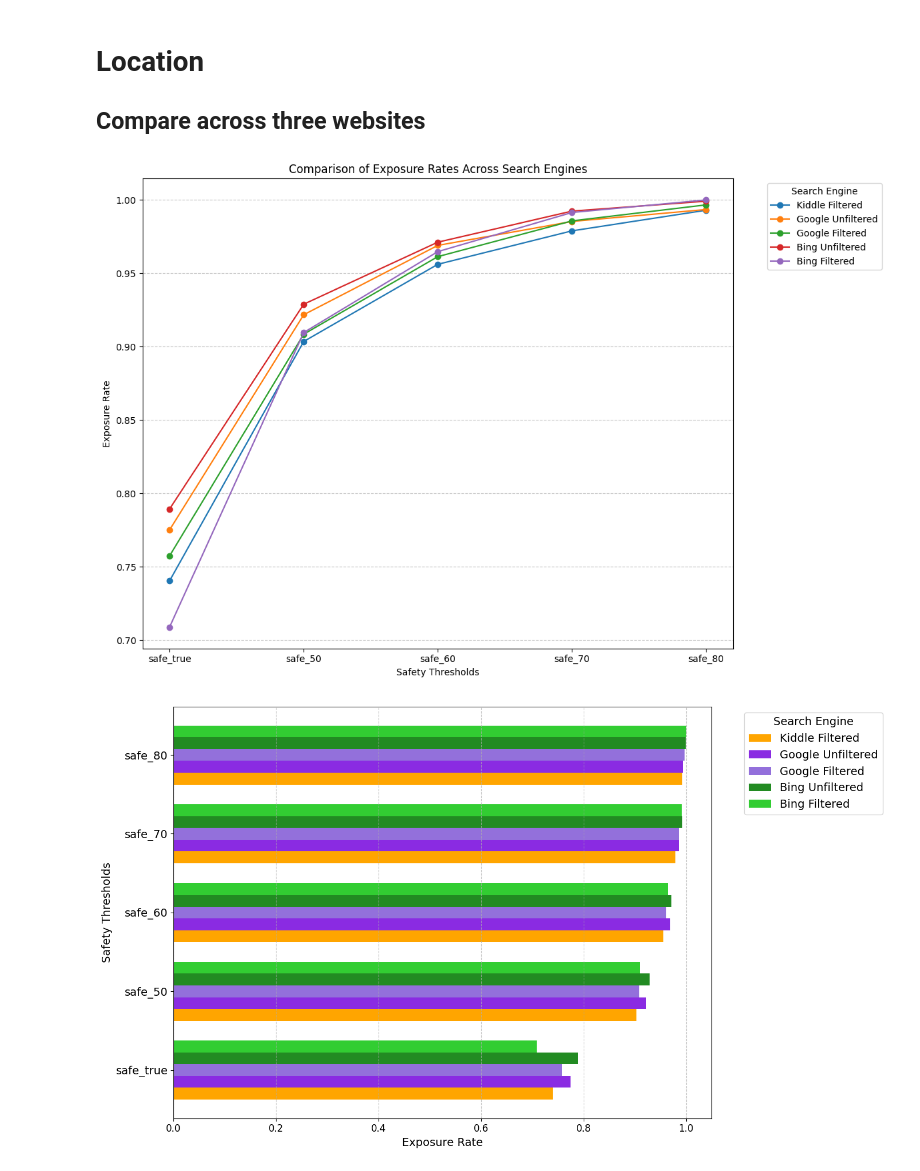
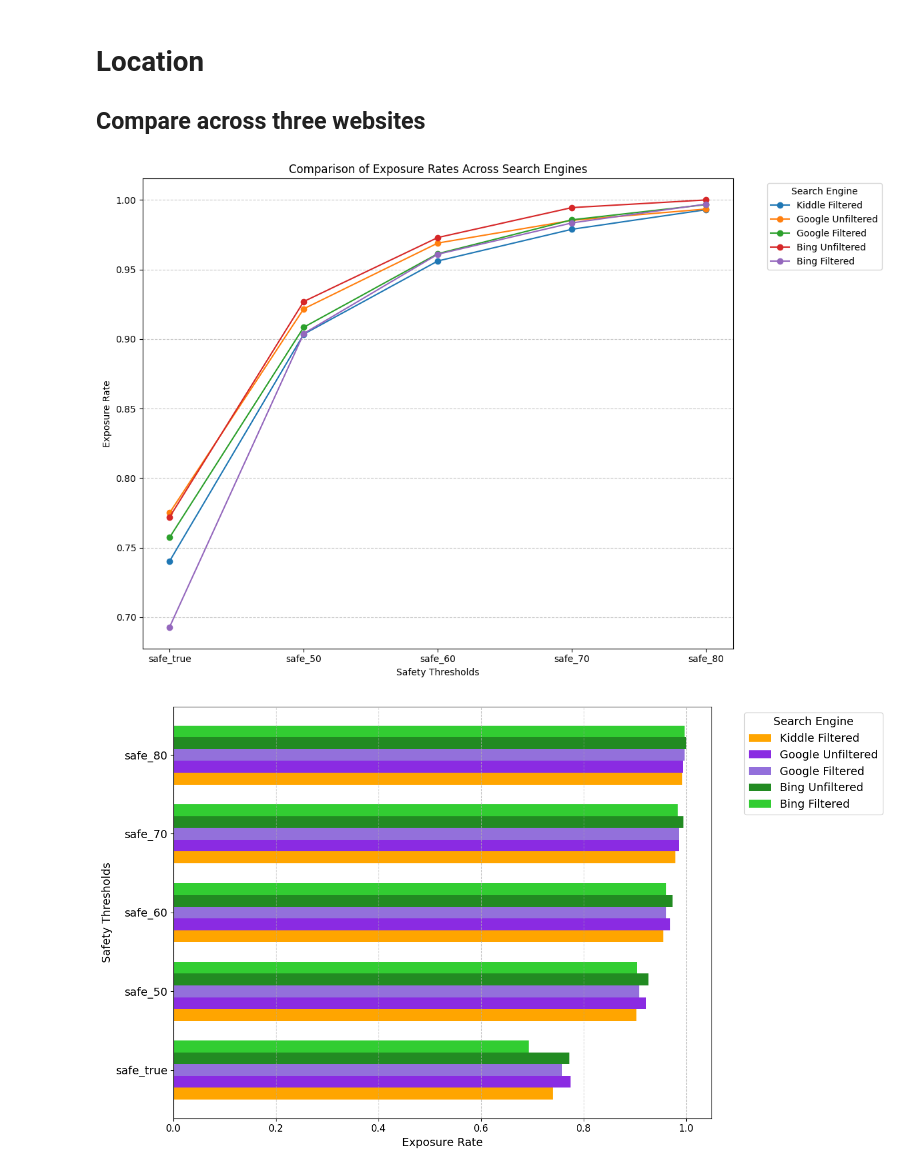
Before and after one commit to michellecxy015/search-engines, a Jupyter notebook: code/kiddle_clip.ipynb, the cells around one changed output. Cells and saved outputs as stored; diff of their text form; code cells hidden in the pictures.

```diff
--- a/code/kiddle_clip.ipynb
+++ b/code/kiddle_clip.ipynb
@@ -743,36 +988,36 @@ import pandas as pd
 # Data for the search engines in the center of the page
 data = {
     "Thresholds": ["safe_true", "safe_50", "safe_60", "safe_70", "safe_80"],
     "Kiddle Filtered": [0.740351, 0.903509, 0.95614, 0.978947, 0.992982],
     "Google Unfiltered": [0.775061, 0.92176, 0.96903, 0.98533, 0.99348],
     "Google Filtered": [0.757347, 0.90848, 0.961377, 0.985726, 0.996641],
-    "Bing Unfiltered": [0.78934, 0.928934, 0.971235, 0.992386, 0.999154],
-    "Bing Filtered": [0.708849, 0.90961, 0.964795, 0.991437, 1.0]
+    "Bing Unfiltered": [0.772, 0.927, 0.973, 0.9945, 1.0],
+    "Bing Filtered": [0.693, 0.904, 0.961, 0.9835, 0.997]
 }
 
 # Convert to DataFrame for easier plotting
 df = pd.DataFrame(data)
 
 # Plot exposure rates for each search engine
 plt.figure(figsize=(12, 8))
 plt.plot(df["Thresholds"], df["Kiddle Filtered"], marker='o', label="Kiddle Filtered")
 plt.plot(df["Thresholds"], df["Google Unfiltered"], marker='o', label="Google Unfiltered")
 plt.plot(df["Thresholds"], df["Google Filtered"], marker='o', label="Google Filtered")
 plt.plot(df["Thresholds"], df["Bing Unfiltered"], marker='o', label="Bing Unfiltered")
 plt.plot(df["Thresholds"], df["Bing Filtered"], marker='o', label="Bing Filtered")
 
 # Add labels, legend, and grid
 plt.xlabel("Safety Thresholds")
 plt.ylabel("Exposure Rate")
 plt.title("Comparison of Exposure Rates Across Search Engines")
 plt.legend(title="Search Engine", bbox_to_anchor=(1.05, 1), loc="upper left")
 plt.grid(axis="y", linestyle="--", alpha=0.7)
 
 # Show plot
 plt.tight_layout()
 plt.show()
 # %% [output]
-[figure, old version]
+[figure, new version]
 # %%
 import matplotlib.pyplot as plt
 import numpy as np
@@ -810,7 +1055,7 @@ plt.grid(axis="x", linestyle="--", alpha=0.7)
 plt.tight_layout()
 plt.show()
 # %% [output]
-[figure, old version]
+[figure, new version]
 # %%
 import matplotlib.pyplot as plt
 import numpy as np
```
Also changed, not shown: parts of 14 cells of this notebook.
